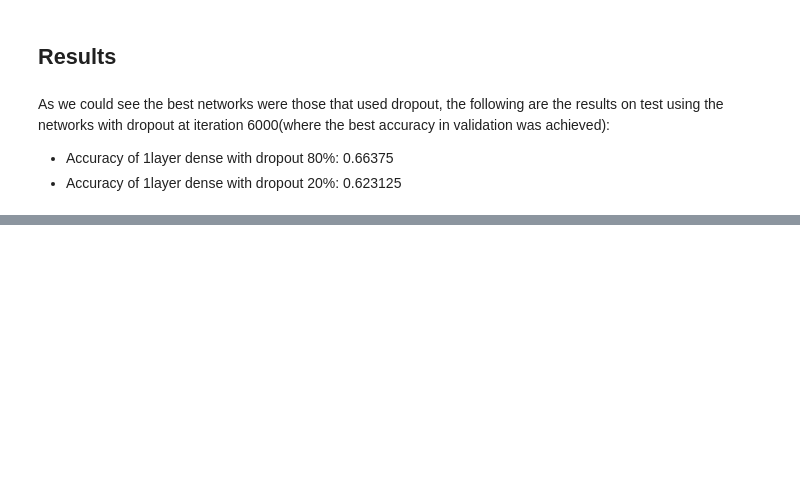
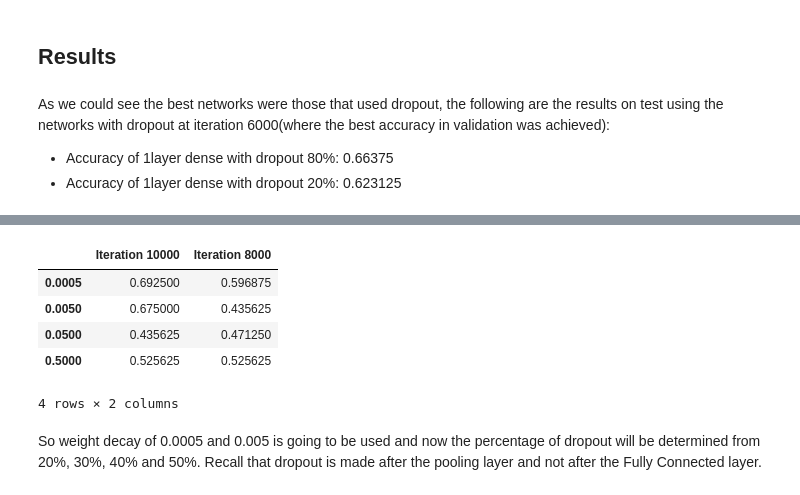
Before and after one commit to inulinux12/BCDR, a Jupyter notebook: LesionBCDR.ipynb, the cells around one changed output, grey strips where cells are left out. Drawn from its saved outputs; the diff is of its cells as text; code cells hidden in the pictures; blank space fills up the shorter version.

```diff
--- a/LesionBCDR.ipynb
+++ b/LesionBCDR.ipynb
@@ -81,0 +145,15 @@ As we could see the best networks were those that used dropout, the following ar
+# %%
+import pandas as pd
+d = {'Iteration 8000': [0.596875, 0.435625, 0.47125, 0.525625],
+     'Iteration 10000': [0.6925, 0.675, 0.435625, 0.525625]}
+df = pd.DataFrame(d, index=[0.0005, 0.005, 0.05, 0.5])
+df
+# %% [output]
+|  | Iteration 10000 | Iteration 8000 |
+| 0.0005 | 0.692500 | 0.596875 |
+| 0.0050 | 0.675000 | 0.435625 |
+| 0.0500 | 0.435625 | 0.471250 |
+| 0.5000 | 0.525625 | 0.525625 |
+4 rows × 2 columns
+# %% [markdown]
+So weight decay of 0.0005 and 0.005 is going to be used and now the percentage of dropout will be determined from 20%, 30%, 40% and 50%. Recall that dropout is made after the pooling layer and not after the Fully Connected layer.
```
Also changed, not shown: parts of 8 cells of this notebook, 7 other files.
